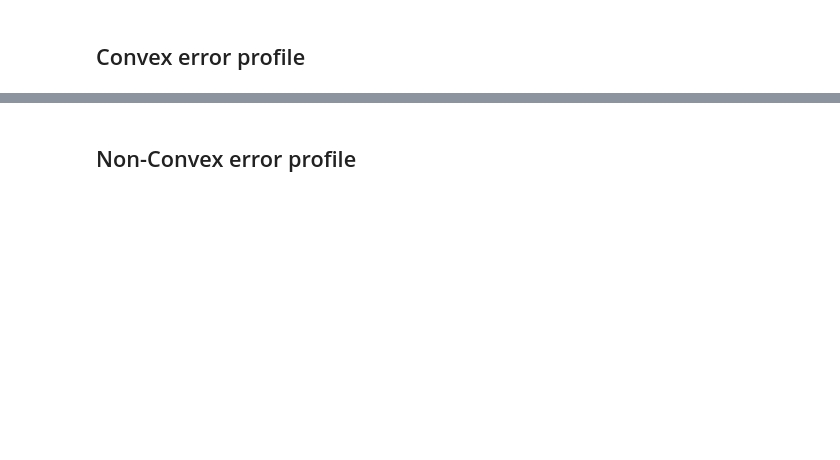
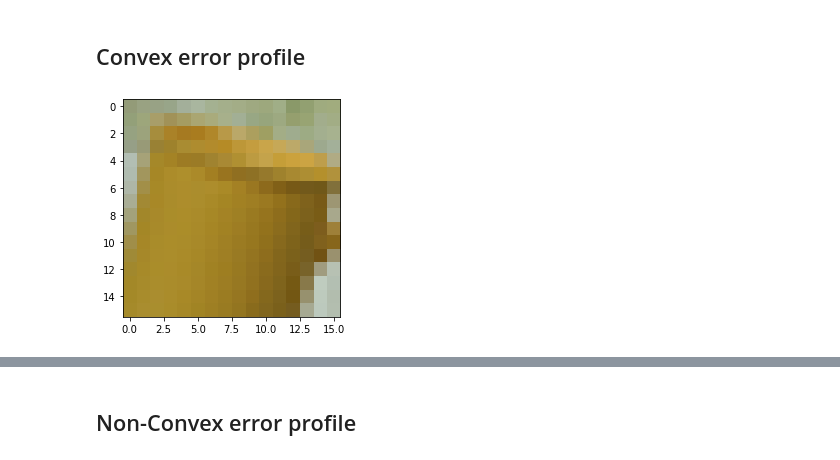
Before and after one commit to shubhamdadhich/Proj5---Disparity-Calculation---CV, a Jupyter notebook: proj5_code/simple_stereo.ipynb, the cells around one changed output, grey strips where cells are left out. Drawn from its saved outputs; the diff is of its cells as text; code cells hidden in the pictures; blank space fills up the shorter version.

```diff
--- a/proj5_code/simple_stereo.ipynb
+++ b/proj5_code/simple_stereo.ipynb
@@ -201,9 +240,11 @@ plt.show()
 # %%
 # extract a patch of interest from the left image
 patch_size=15
-x_idx, y_idx = (None, None) # TODO: replace with integers
+x_idx, y_idx = (42, 140) # TODO: replace with integers
 patch_left_img = torch.tensor(im_left[x_idx:x_idx+patch_size+1, y_idx:y_idx+patch_size+1,:])
 plt.imshow(patch_left_img)
 plt.show()
+# %% [output]
+[figure, added]
 # %%
 # get the search area in the right image
```
Also changed, not shown: parts of 20 cells of this notebook, 3 other files.
